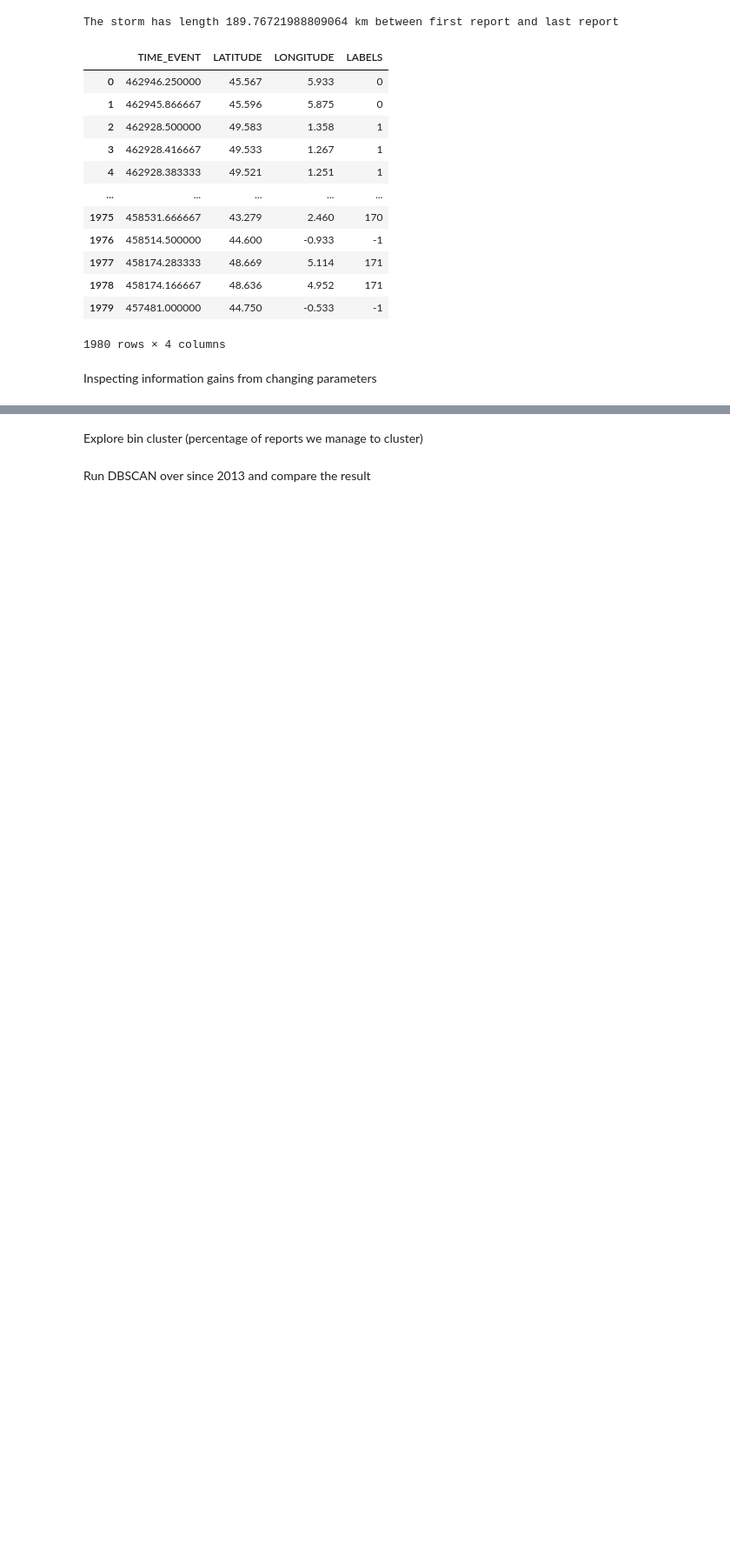
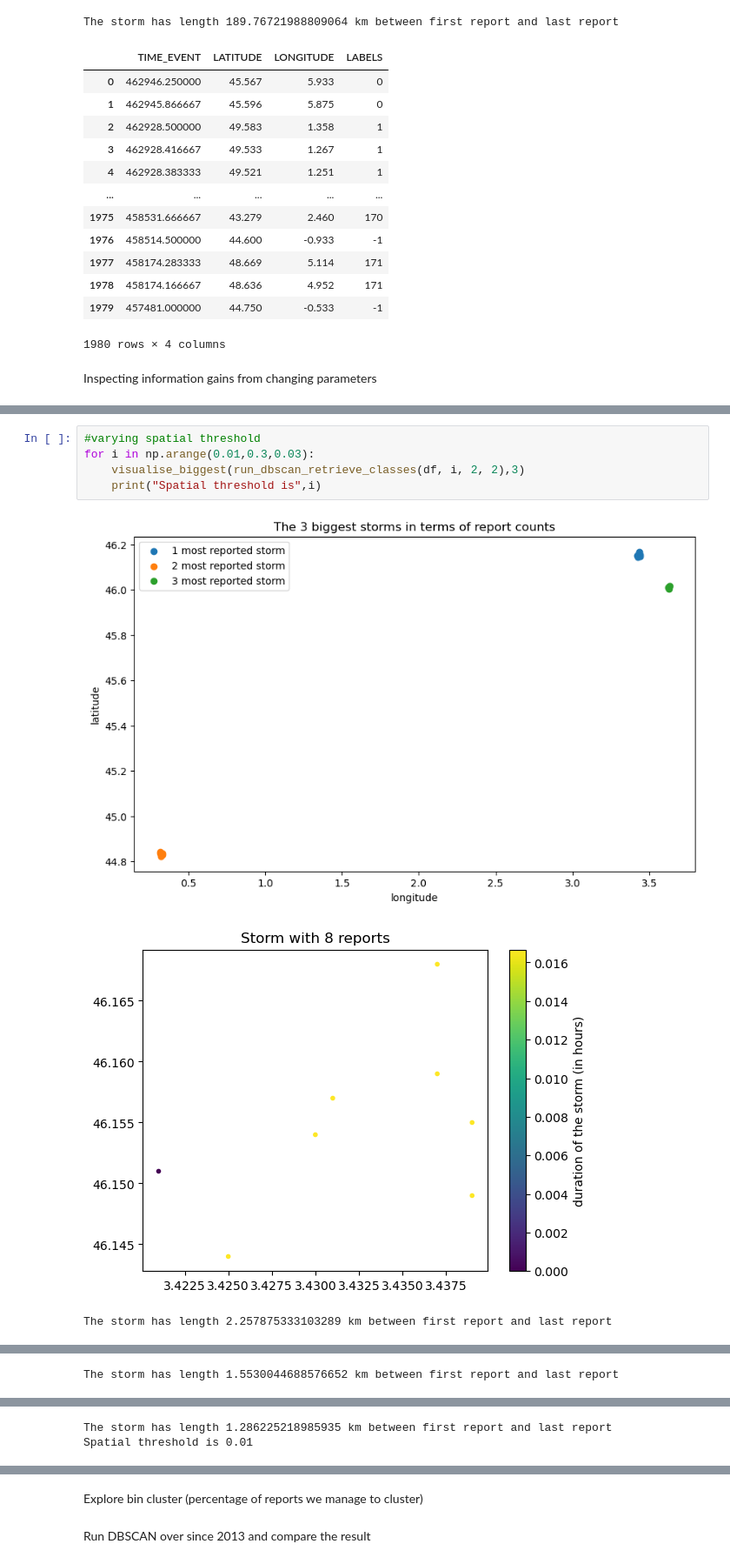
Before and after one commit to eliottmlg/Statapp-Hail-storm, a Jupyter notebook: parameters.ipynb, the cells around one changed output, grey strips where cells are left out. Shown at 87% size. Drawn from its saved outputs; the diff is of its cells as text; blank space fills up the shorter version.

```diff
--- a/parameters.ipynb
+++ b/parameters.ipynb
@@ -202,0 +167,9 @@ The storm has length 73.26456217782946 km between first report and last report
+# %%
+#varying spatial threshold
+for i in np.arange(0.01,0.3,0.03):
+    visualise_biggest(run_dbscan_retrieve_classes(df, i, 2, 2),3)
+    print("Spatial threshold is",i)
+# %% [output]
+[figure, added]
+[figure, added]
+The storm has length 2.257875333103289 km between first report and last report
@@ -202,0 +177 @@ The storm has length 73.26456217782946 km between first report and last report
+The storm has length 1.5530044688576652 km between first report and last report
@@ -202,0 +179,2 @@ The storm has length 73.26456217782946 km between first report and last report
+The storm has length 1.286225218985935 km between first report and last report
+Spatial threshold is 0.01
```
Also changed, not shown: parts of 8 cells of this notebook.
